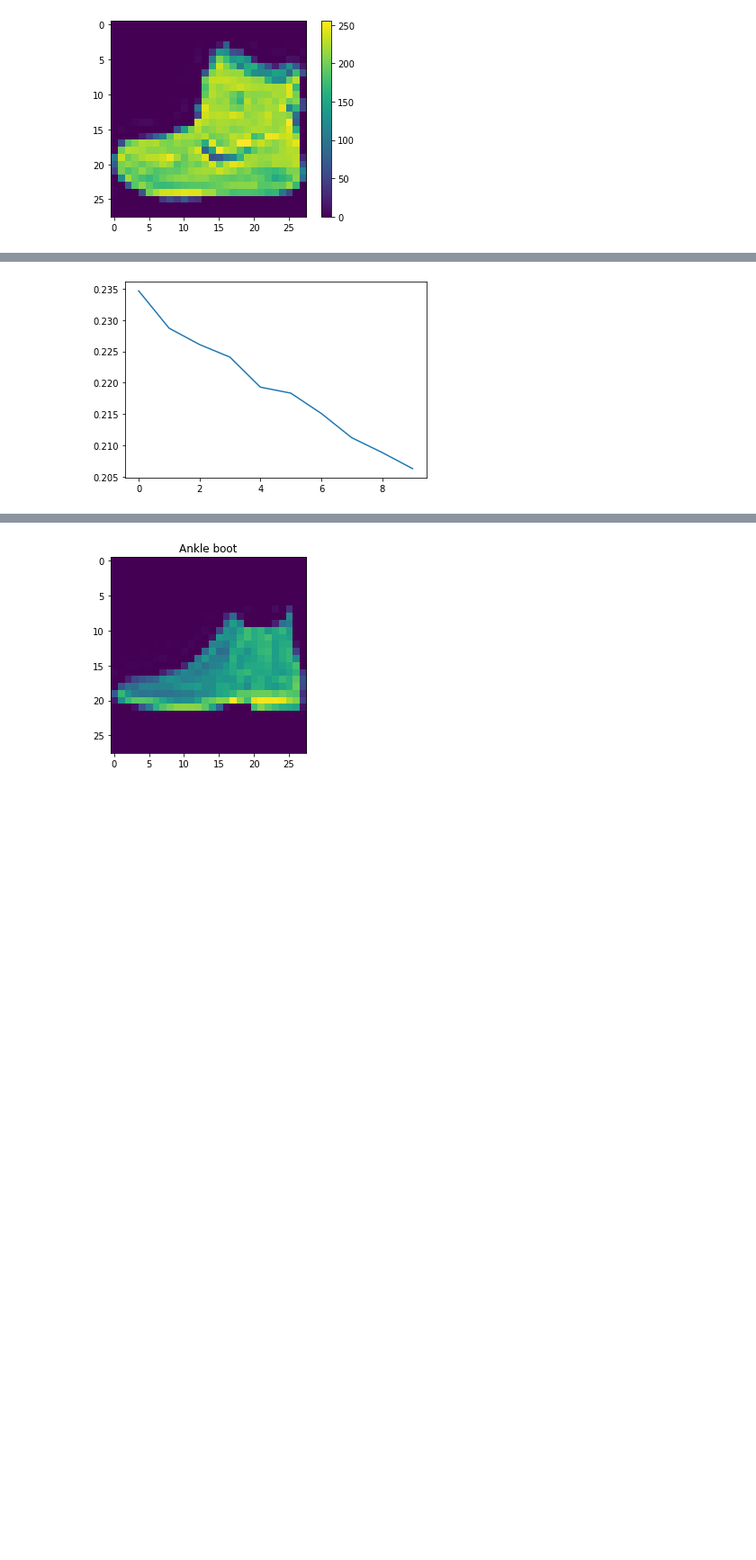
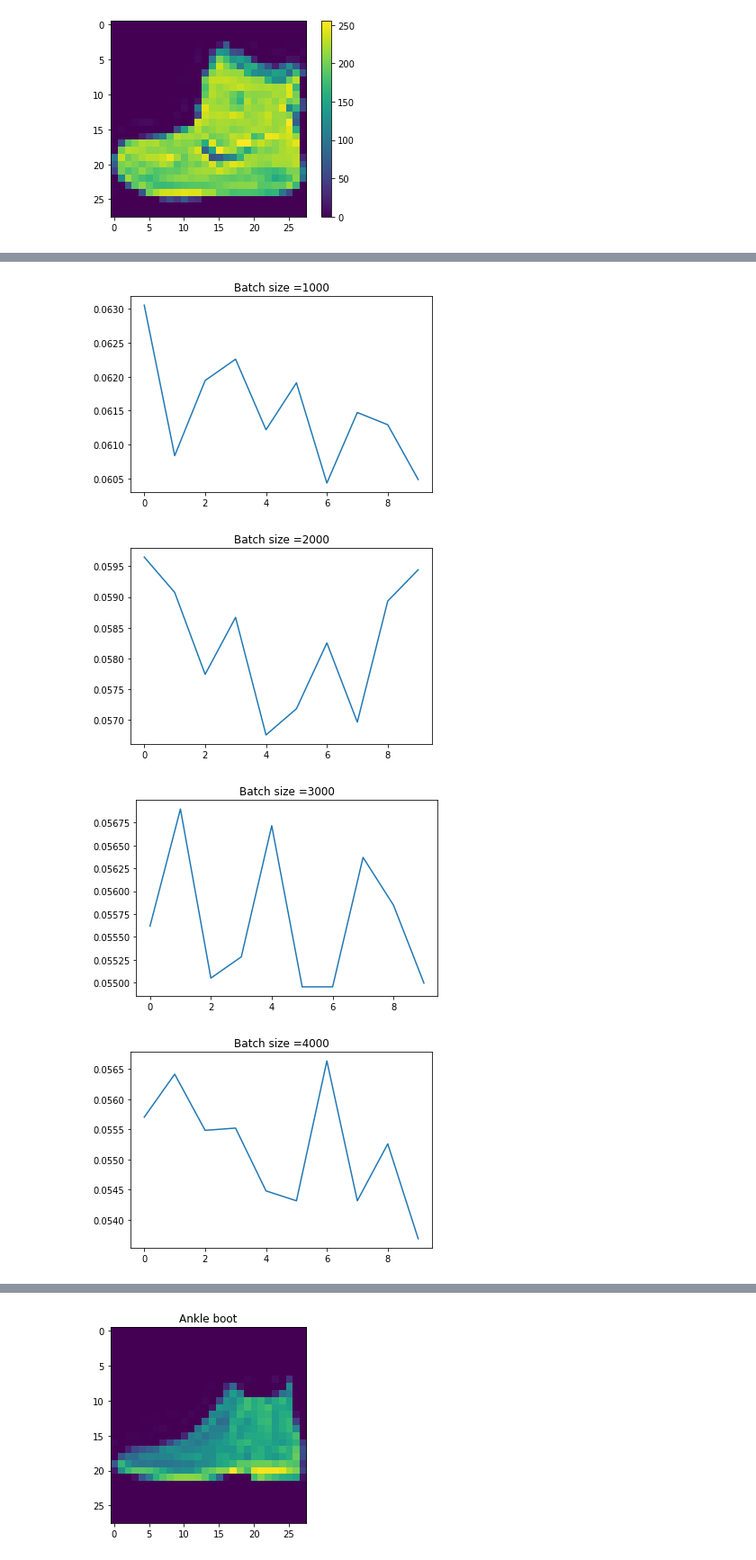
Before and after one commit to kitigai/LearnDL, a Jupyter notebook: DeepNNBasics_Dropout.ipynb, the cells around one changed output, grey strips where cells are left out. Shown at 90% size. Saved outputs shown, nothing was run; the diff lists cells and outputs as text; code cells hidden in the pictures; blank space fills up the shorter version.

```diff
--- a/DeepNNBasics_Dropout.ipynb
+++ b/DeepNNBasics_Dropout.ipynb
@@ -62,7 +62,9 @@ model.compile(optimizer='adam',
               metrics=['accuracy'])
 # %%
 #train model
-history = model.fit(train_images, train_labels, epochs=10)
-plt.plot(np.squeeze(history.history["loss"]))
-plt.show()
+for batchSize in range(1000, 5000, 1000):
+  history = model.fit(train_images, train_labels, epochs=10, verbose=0, batch_size=batchSize)
+  plt.plot(np.squeeze(history.history["loss"]))
+  plt.title("Batch size =" + str(batchSize))
+  plt.show()
 # %% [output]
@@ -89,4 +71,7 @@ Epoch 10/10
-[figure, old version]
+[figure, new version]
+[figure, added]
+[figure, added]
+[figure, added]
 # %%
 # accuracy test
 test_loss, test_acc = model.evaluate(test_images,  test_labels, verbose=2)
```
Also changed, not shown: parts of 2 cells of this notebook.
